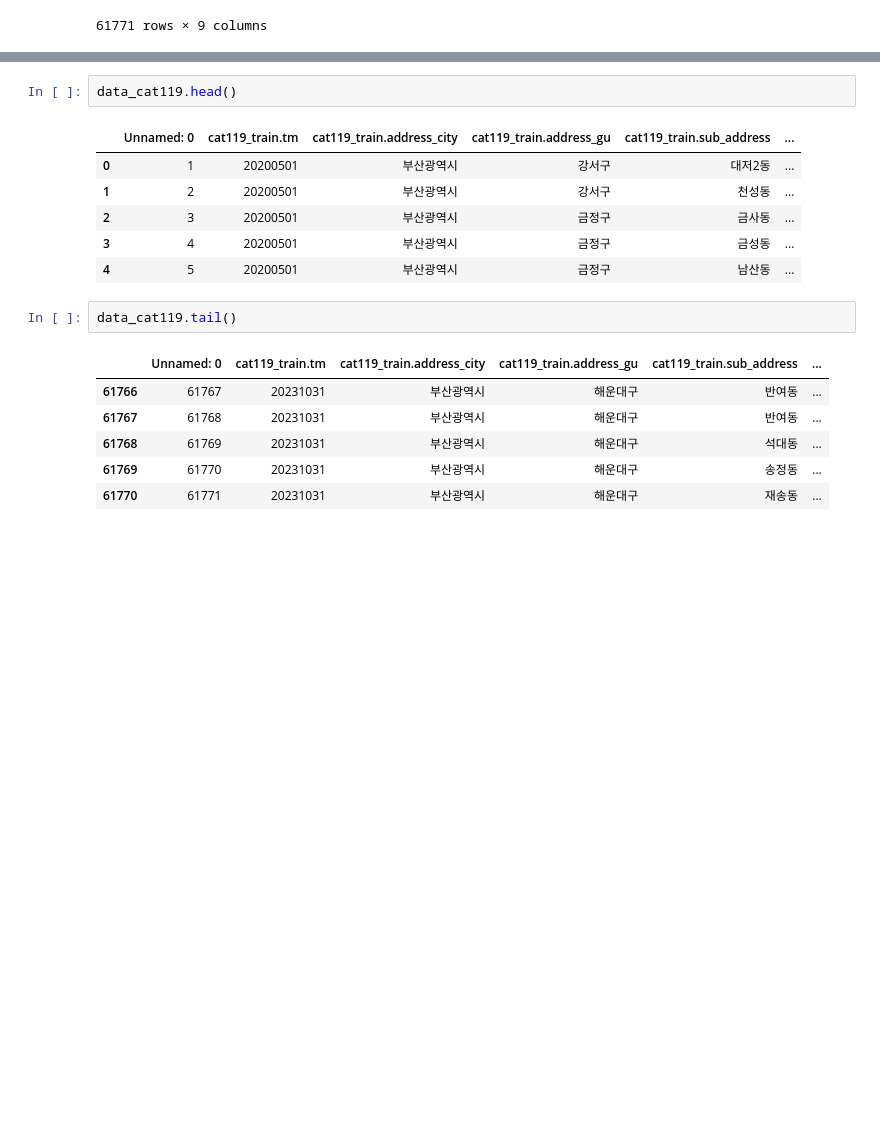
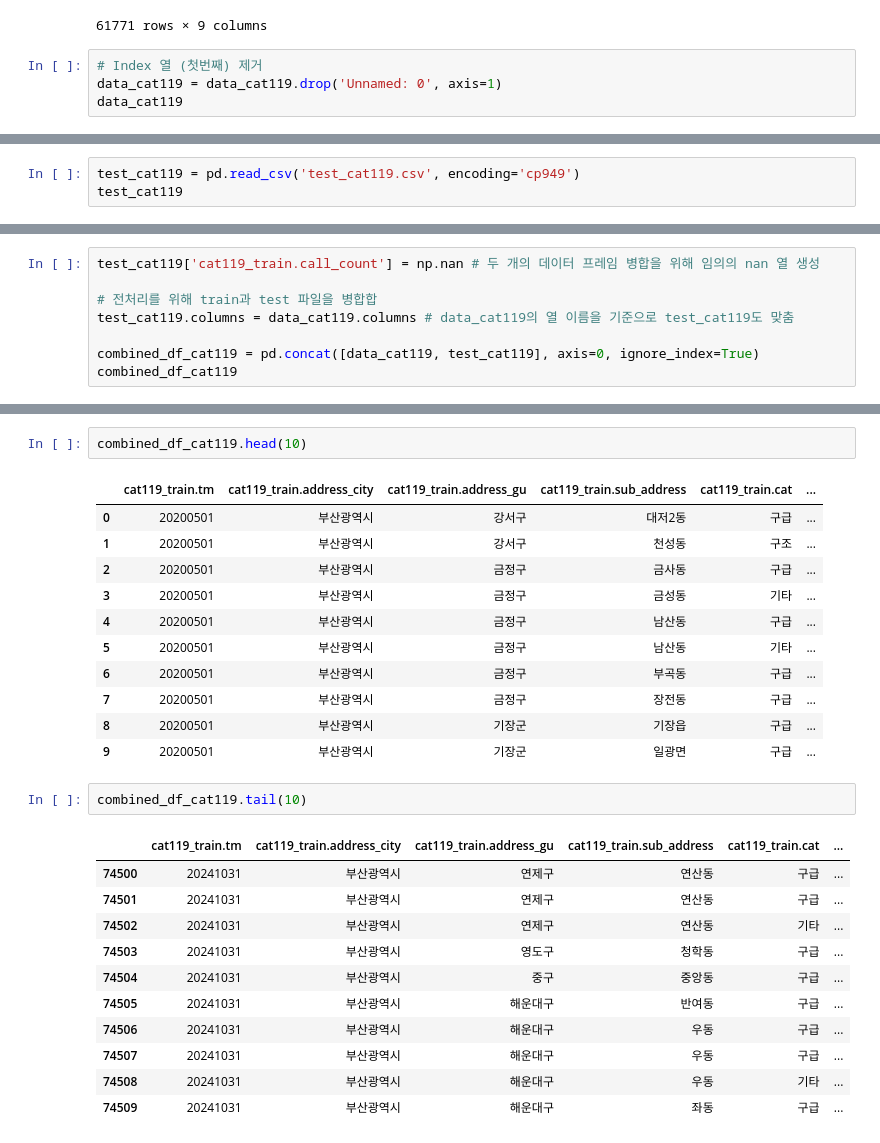
Before and after one commit to MK00098/Weather_Project, a Jupyter notebook: EDA_LSH.ipynb, the cells around one changed output, grey strips where cells are left out. Cells and saved outputs as stored; diff of their text form; blank space fills up the shorter version.

```diff
--- a/EDA_LSH.ipynb
+++ b/EDA_LSH.ipynb
@@ -234,3 +554,7 @@ data_cat119
 | 61769 | 61770 | 20231031 | 부산광역시 | 해운대구 | 송정동 | ... |
 | 61770 | 61771 | 20231031 | 부산광역시 | 해운대구 | 재송동 | ... |
 61771 rows × 9 columns
+# %%
+# Index 열 (첫번째) 제거
+data_cat119 = data_cat119.drop('Unnamed: 0', axis=1)
+data_cat119
@@ -236,0 +575,3 @@ data_cat119
+# %%
+test_cat119 = pd.read_csv('test_cat119.csv', encoding='cp949')
+test_cat119
@@ -236,0 +592,8 @@ data_cat119
+# %%
+test_cat119['cat119_train.call_count'] = np.nan # 두 개의 데이터 프레임 병합을 위해 임의의 nan 열 생성
+
+# 전처리를 위해 train과 test 파일을 병합합
+test_cat119.columns = data_cat119.columns # data_cat119의 열 이름을 기준으로 test_cat119도 맞춤
+
+combined_df_cat119 = pd.concat([data_cat119, test_cat119], axis=0, ignore_index=True)
+combined_df_cat119
@@ -237,19 +614,29 @@ data_cat119
 # %%
-data_cat119.head()
+combined_df_cat119.head(10)
 # %% [output]
-|  | Unnamed: 0 | cat119_train.tm | cat119_train.address_city | cat119_train.address_gu | cat119_train.sub_address | ... |
-| 0 | 1 | 20200501 | 부산광역시 | 강서구 | 대저2동 | ... |
-| 1 | 2 | 20200501 | 부산광역시 | 강서구 | 천성동 | ... |
-| 2 | 3 | 20200501 | 부산광역시 | 금정구 | 금사동 | ... |
-| 3 | 4 | 20200501 | 부산광역시 | 금정구 | 금성동 | ... |
-| 4 | 5 | 20200501 | 부산광역시 | 금정구 | 남산동 | ... |
+|  | cat119_train.tm | cat119_train.address_city | cat119_train.address_gu | cat119_train.sub_address | cat119_train.cat | ... |
+| 0 | 20200501 | 부산광역시 | 강서구 | 대저2동 | 구급 | ... |
+| 1 | 20200501 | 부산광역시 | 강서구 | 천성동 | 구조 | ... |
+| 2 | 20200501 | 부산광역시 | 금정구 | 금사동 | 구급 | ... |
+| 3 | 20200501 | 부산광역시 | 금정구 | 금성동 | 기타 | ... |
+| 4 | 20200501 | 부산광역시 | 금정구 | 남산동 | 구급 | ... |
+| 5 | 20200501 | 부산광역시 | 금정구 | 남산동 | 기타 | ... |
+| 6 | 20200501 | 부산광역시 | 금정구 | 부곡동 | 구급 | ... |
+| 7 | 20200501 | 부산광역시 | 금정구 | 장전동 | 구급 | ... |
+| 8 | 20200501 | 부산광역시 | 기장군 | 기장읍 | 구급 | ... |
+| 9 | 20200501 | 부산광역시 | 기장군 | 일광면 | 구급 | ... |
 # %%
-data_cat119.tail()
+combined_df_cat119.tail(10)
 # %% [output]
-|  | Unnamed: 0 | cat119_train.tm | cat119_train.address_city | cat119_train.address_gu | cat119_train.sub_address | ... |
-| 61766 | 61767 | 20231031 | 부산광역시 | 해운대구 | 반여동 | ... |
-| 61767 | 61768 | 20231031 | 부산광역시 | 해운대구 | 반여동 | ... |
-| 61768 | 61769 | 20231031 | 부산광역시 | 해운대구 | 석대동 | ... |
-| 61769 | 61770 | 20231031 | 부산광역시 | 해운대구 | 송정동 | ... |
-| 61770 | 61771 | 20231031 | 부산광역시 | 해운대구 | 재송동 | ... |
+|  | cat119_train.tm | cat119_train.address_city | cat119_train.address_gu | cat119_train.sub_address | cat119_train.cat | ... |
+| 74500 | 20241031 | 부산광역시 | 연제구 | 연산동 | 구급 | ... |
+| 74501 | 20241031 | 부산광역시 | 연제구 | 연산동 | 구급 | ... |
+| 74502 | 20241031 | 부산광역시 | 연제구 | 연산동 | 기타 | ... |
+| 74503 | 20241031 | 부산광역시 | 영도구 | 청학동 | 구급 | ... |
+| 74504 | 20241031 | 부산광역시 | 중구 | 중앙동 | 구급 | ... |
+| 74505 | 20241031 | 부산광역시 | 해운대구 | 반여동 | 구급 | ... |
+| 74506 | 20241031 | 부산광역시 | 해운대구 | 우동 | 구급 | ... |
+| 74507 | 20241031 | 부산광역시 | 해운대구 | 우동 | 구급 | ... |
+| 74508 | 20241031 | 부산광역시 | 해운대구 | 우동 | 기타 | ... |
+| 74509 | 20241031 | 부산광역시 | 해운대구 | 좌동 | 구급 | ... |
 # %%
```
Also changed, not shown: parts of 80 cells of this notebook.
